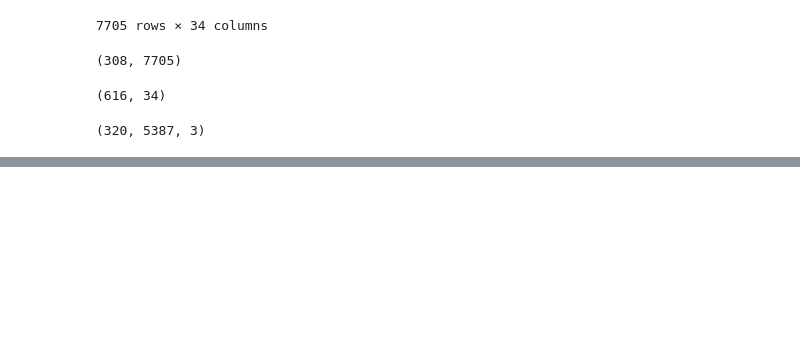
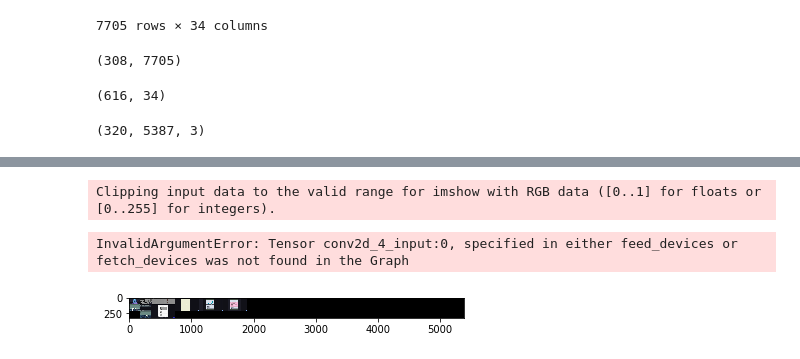
Before and after one commit to seppo0010/papersplease-bot, a Jupyter notebook: Research-wanted-criminals.ipynb, the cells around one changed output, grey strips where cells are left out. Cells and saved outputs as stored; diff of their text form; code cells hidden in the pictures; blank space fills up the shorter version.

Commit message:
Basic wanted criminals network

```diff
--- a/Research-wanted-criminals.ipynb
+++ b/Research-wanted-criminals.ipynb
@@ -157,0 +172,3 @@ Epoch 2/50
+# %%
+from keras.models import load_model
+model = load_model('wanted-criminals1')
@@ -157,0 +216,53 @@ Epoch 2/50
+# %%
+# https://github.com/nickbiso/Keras-Class-Activation-Map/blob/master/Class%20Activation%20Map(CAM).ipynb
+
+def cam(img_path):
+    global model2
+    model = model2
+    import matplotlib.image as mpimg
+    from keras import backend as K
+    import matplotlib.pyplot as plt
+    import cv2
+    # K.clear_session()
+
+    img = mpimg.imread(img_path)
+    img = cv2.resize(img, dsize=tuple((int(0.5 * s) for s in img.T.shape[1:])), interpolation=cv2.INTER_CUBIC)
+    plt.imshow(img)
+    from keras.preprocessing import image
+    #img = image.load_img(img_path, target_size=img.shape)
+    #x = image.img_to_array(img)
+    # x = np.expand_dims(x, axis=0)
+    preds = model.predict(np.array([img]))
+    predictions = pd.DataFrame(decode_predictions(preds, top=3)[0],columns=['col1','category','probability']).iloc[:,1:]
+    argmax = np.argmax(preds[0])
+    output = model.output[:, argmax]
+    last_conv_layer = model.get_layer('block5_conv3')
+    grads = K.gradients(output, last_conv_layer.output)[0]
+    pooled_grads = K.mean(grads, axis=(0, 1, 2))
+    iterate = K.function([model.input], [pooled_grads, last_conv_layer.output[0]])
+    pooled_grads_value, conv_layer_output_value = iterate([x])
+    for i in range(512):
+        conv_layer_output_value[:, :, i] *= pooled_grads_value[i]
+    heatmap = np.mean(conv_layer_output_value, axis=-1)
+    heatmap = np.maximum(heatmap, 0)
+    heatmap /= np.max(heatmap)
+    img = cv2.imread(img_path)
+    heatmap = cv2.resize(heatmap, (img.shape[1], img.shape[0]))
+    heatmap = np.uint8(255 * heatmap)
+    heatmap = cv2.applyColorMap(heatmap, cv2.COLORMAP_JET)
+    hif = .8
+    superimposed_img = heatmap * hif + img
+    plt.imshow(superimposed_img)
+    plt.axis('off')
+    plt.title(predictions.loc[0,'category'].upper())
+    return None
+
+import tensorflow
+session = tensorflow.Session()
+with session.as_default():
+    with session.graph.as_default():
+        cam(os.path.join('data', df.index[0], 'input.png'))
+# %% [output]
+Clipping input data to the valid range for imshow with RGB data ([0..1] for floats or [0..255] for integers).
+InvalidArgumentError: Tensor conv2d_4_input:0, specified in either feed_devices or fetch_devices was not found in the Graph
+[figure, added]
```
Also changed, not shown: parts of 5 cells of this notebook.
